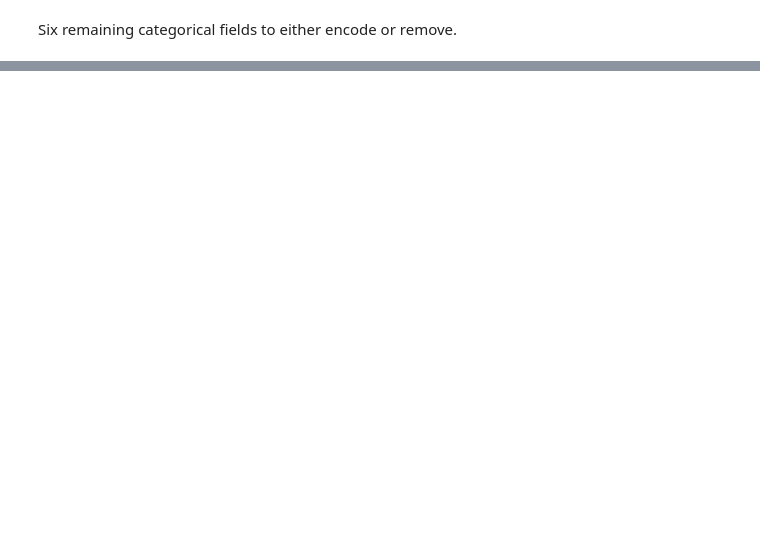
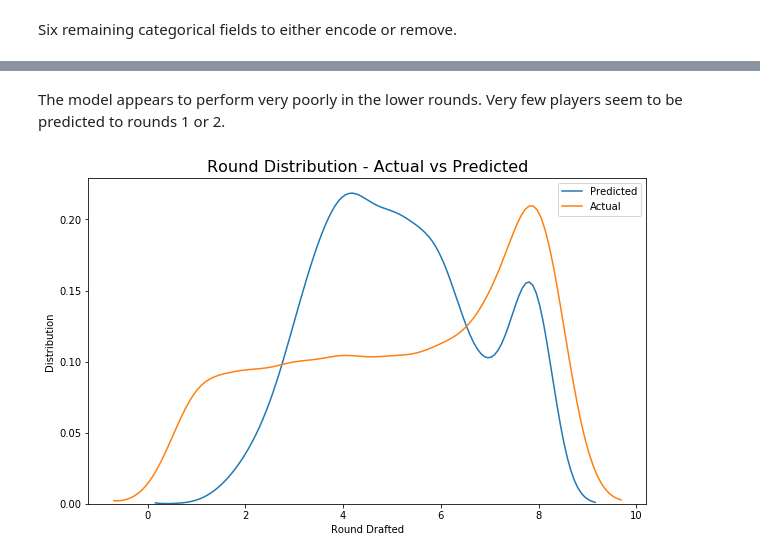
Before and after one commit to zgongaware/DATASCI420AB, a Jupyter notebook: Course Project - Zach Gongaware.ipynb, the cells around one changed output, grey strips where cells are left out. Saved outputs shown, nothing was run; the diff lists cells and outputs as text; code cells hidden in the pictures; blank space fills up the shorter version.

Commit message:
Completed project

```diff
--- a/Course Project - Zach Gongaware.ipynb
+++ b/Course Project - Zach Gongaware.ipynb
@@ -417,0 +301,13 @@ Name: R1, dtype: int64
+# %%
+# Load the data set, engineer features, and fit model.
+%run project_util.py
+perform_unit_tests()
+draft = load_draft_data()
+comb = load_combine_data()
+stats = load_college_data()
+combined = combine_data_sets(draft, comb, stats)
+combined = engineer_features(combined)
+
+X_train, y_train, X_test, y_test = perform_modeling_prep(combined, 'round')
+
+rf, rf_predict, rf_r2 = perform_random_forest_regressor(X_train, y_train, X_test, y_test)
@@ -417,0 +327,6 @@ Name: R1, dtype: int64
+# %% [markdown]
+The model appears to perform very poorly in the lower rounds.  Very few players seem to be predicted to rounds 1 or 2.
+# %%
+plot_prediction_distribution(y_test, rf_predict)
+# %% [output]
+[figure, added]
```
Also changed, not shown: parts of 49 cells of this notebook, 4 other files.
